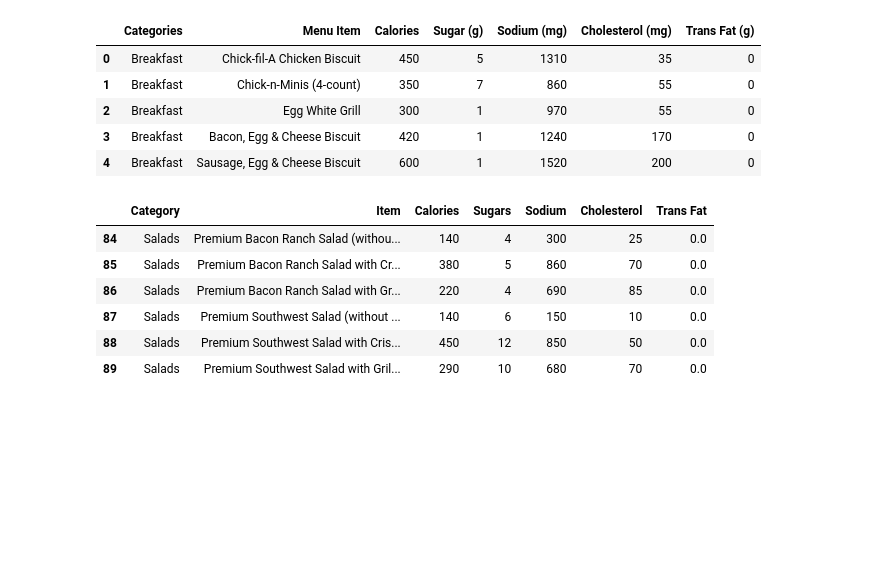
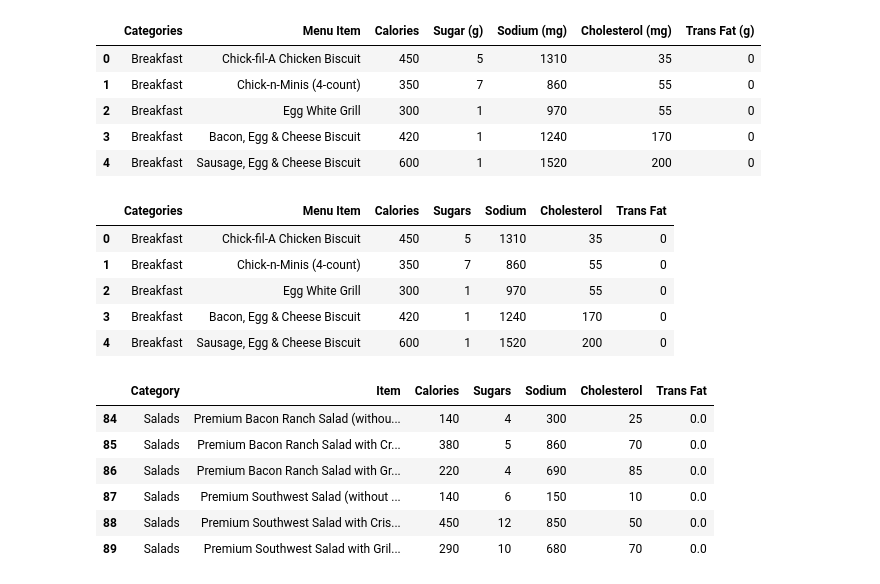
Before and after one commit to han0620-git/project_I, a Jupyter notebook: Han/workbook.ipynb, the cells around one changed output. Saved outputs shown, nothing was run; the diff lists cells and outputs as text; code cells hidden in the pictures; blank space fills up the shorter version.

```diff
--- a/Han/workbook.ipynb
+++ b/Han/workbook.ipynb
@@ -87,5 +90,20 @@ reduced_chick_df.head()
 | 2 | Breakfast | Egg White Grill | 300 | 1 | 970 | 55 | 0 |
 | 3 | Breakfast | Bacon, Egg & Cheese Biscuit | 420 | 1 | 1240 | 170 | 0 |
 | 4 | Breakfast | Sausage, Egg & Cheese Biscuit | 600 | 1 | 1520 | 200 | 0 |
+# %%
+# rename Chick fil a columns to match McDonald's
+renamed_chick_df = reduced_chick_df.rename(columns={"Sugar (g)": "Sugars",
+                                        "Sodium (mg)": "Sodium",
+                                        "Cholesterol (mg)": "Cholesterol",
+                                        "Trans Fat (g)": "Trans Fat"
+                                        })
+renamed_chick_df.head()
+# %% [output]
+|  | Categories | Menu Item | Calories | Sugars | Sodium | Cholesterol | Trans Fat |
+| 0 | Breakfast | Chick-fil-A Chicken Biscuit | 450 | 5 | 1310 | 35 | 0 |
+| 1 | Breakfast | Chick-n-Minis (4-count) | 350 | 7 | 860 | 55 | 0 |
+| 2 | Breakfast | Egg White Grill | 300 | 1 | 970 | 55 | 0 |
+| 3 | Breakfast | Bacon, Egg & Cheese Biscuit | 420 | 1 | 1240 | 170 | 0 |
+| 4 | Breakfast | Sausage, Egg & Cheese Biscuit | 600 | 1 | 1520 | 200 | 0 |
 # %%
 # Keep only the identified menu items from McDonald's menu
```
Also changed, not shown: parts of 8 cells of this notebook.
